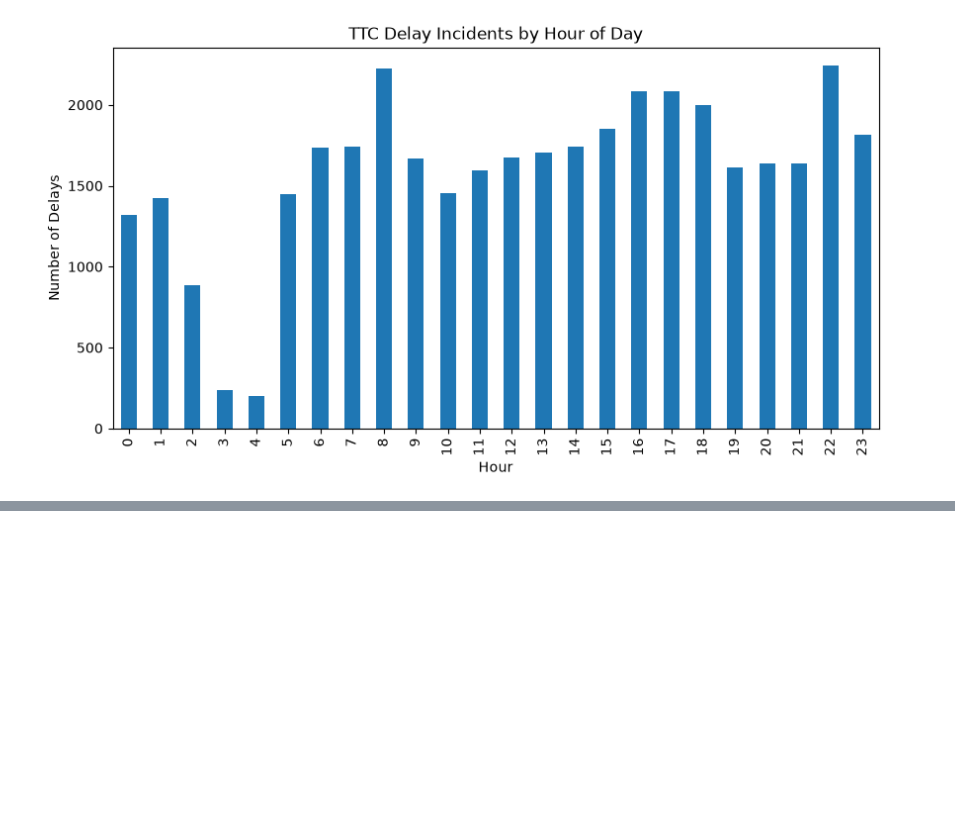
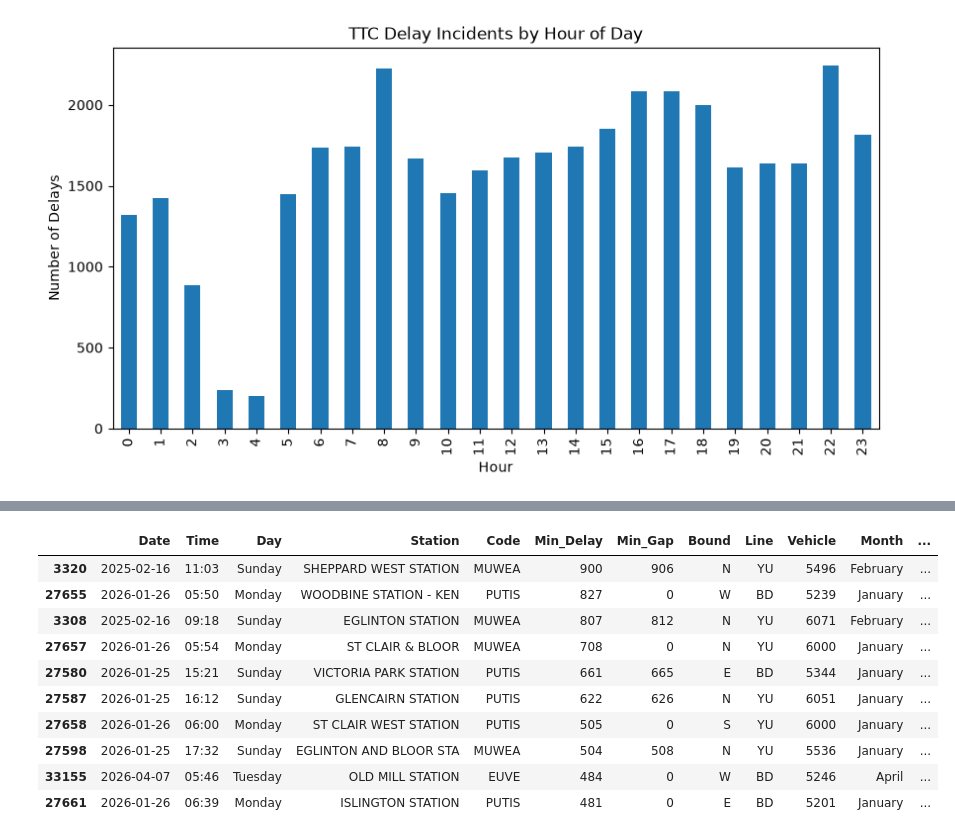
Before and after one commit to SaihajSaini/Toronto-TTC-Delay-Intelligence-Dashboard, a Jupyter notebook: Notebooks/01_ttc_data_exploration.ipynb, the cells around one changed output, grey strips where cells are left out. Drawn from its saved outputs; the diff is of its cells as text; code cells hidden in the pictures; blank space fills up the shorter version.

```diff
--- a/Notebooks/01_ttc_data_exploration.ipynb
+++ b/Notebooks/01_ttc_data_exploration.ipynb
@@ -450,0 +473,19 @@ plt.show()
+# %%
+worst_delays = clean_df.sort_values(
+    by="Min_Delay",
+    ascending=False
+).head(10)
+
+worst_delays
+# %% [output]
+|  | Date | Time | Day | Station | Code | Min_Delay | Min_Gap | Bound | Line | Vehicle | Month | ... |
+| 3320 | 2025-02-16 | 11:03 | Sunday | SHEPPARD WEST STATION | MUWEA | 900 | 906 | N | YU | 5496 | February | ... |
+| 27655 | 2026-01-26 | 05:50 | Monday | WOODBINE STATION - KEN | PUTIS | 827 | 0 | W | BD | 5239 | January | ... |
+| 3308 | 2025-02-16 | 09:18 | Sunday | EGLINTON STATION | MUWEA | 807 | 812 | N | YU | 6071 | February | ... |
+| 27657 | 2026-01-26 | 05:54 | Monday | ST CLAIR & BLOOR | MUWEA | 708 | 0 | N | YU | 6000 | January | ... |
+| 27580 | 2026-01-25 | 15:21 | Sunday | VICTORIA PARK STATION | PUTIS | 661 | 665 | E | BD | 5344 | January | ... |
+| 27587 | 2026-01-25 | 16:12 | Sunday | GLENCAIRN STATION | PUTIS | 622 | 626 | N | YU | 6051 | January | ... |
+| 27658 | 2026-01-26 | 06:00 | Monday | ST CLAIR WEST STATION | PUTIS | 505 | 0 | S | YU | 6000 | January | ... |
+| 27598 | 2026-01-25 | 17:32 | Sunday | EGLINTON AND BLOOR STA | MUWEA | 504 | 508 | N | YU | 5536 | January | ... |
+| 33155 | 2026-04-07 | 05:46 | Tuesday | OLD MILL STATION | EUVE | 484 | 0 | W | BD | 5246 | April | ... |
+| 27661 | 2026-01-26 | 06:39 | Monday | ISLINGTON STATION | PUTIS | 481 | 0 | E | BD | 5201 | January | ... |
```
Also changed, not shown: parts of 24 cells of this notebook.
